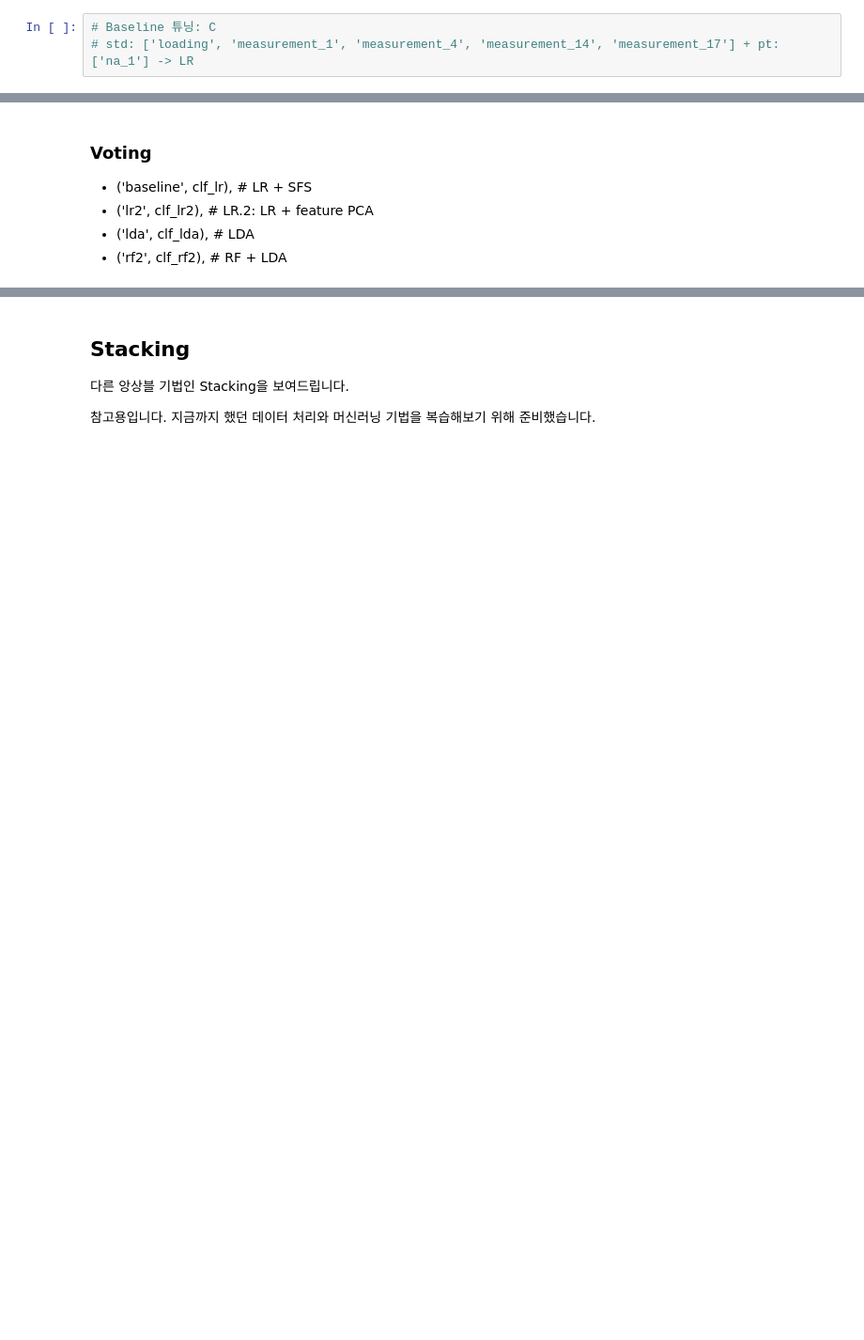
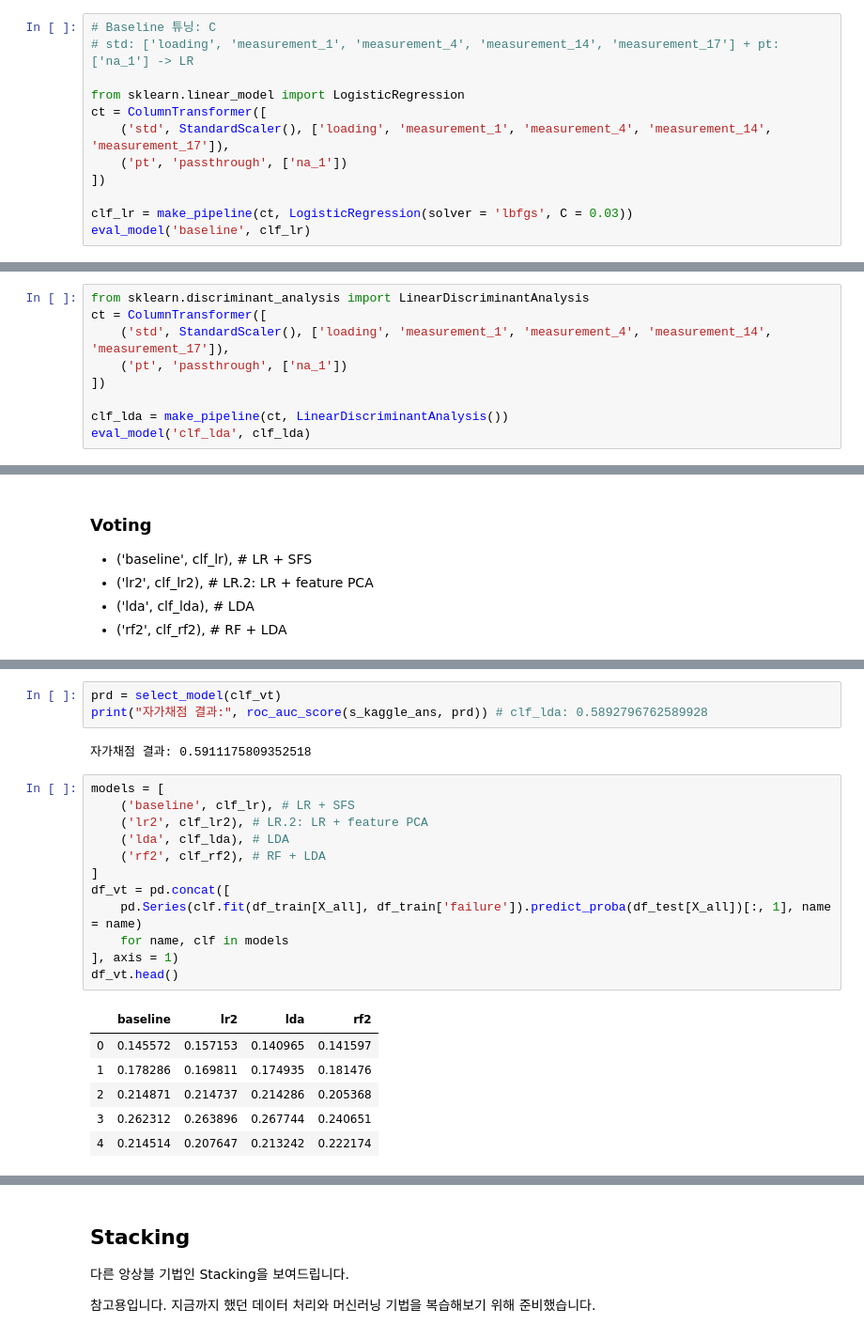
Before and after one commit to sunkusun9/DS_lv3_2511_2, a Jupyter notebook: sec_ds_lv3_prob1_kaggle.ipynb, the cells around one changed output, grey strips where cells are left out. Shown at 94% size. Cells and saved outputs as stored; diff of their text form; blank space fills up the shorter version.

Commit message:
Day2 Kaggle 풀이 올립니다.

```diff
--- a/sec_ds_lv3_prob1_kaggle.ipynb
+++ b/sec_ds_lv3_prob1_kaggle.ipynb
@@ -329,3 +329,12 @@ print("자가채점", roc_auc_score(s_kaggle_ans, prd))
 # %%
 # Baseline 튜닝: C
 # std: ['loading', 'measurement_1', 'measurement_4', 'measurement_14', 'measurement_17'] + pt: ['na_1'] -> LR
+
+from sklearn.linear_model import LogisticRegression
+ct = ColumnTransformer([
+    ('std', StandardScaler(), ['loading', 'measurement_1', 'measurement_4', 'measurement_14', 'measurement_17']),
+    ('pt', 'passthrough', ['na_1'])
+])
+
+clf_lr = make_pipeline(ct, LogisticRegression(solver = 'lbfgs', C = 0.03))
+eval_model('baseline', clf_lr)
@@ -341,3 +411,12 @@ Baseline + loading_log
 ### LDA
 
 LDA + Baseline
+# %%
+from sklearn.discriminant_analysis import LinearDiscriminantAnalysis
+ct = ColumnTransformer([
+    ('std', StandardScaler(), ['loading', 'measurement_1', 'measurement_4', 'measurement_14', 'measurement_17']),
+    ('pt', 'passthrough', ['na_1'])
+])
+
+clf_lda = make_pipeline(ct, LinearDiscriminantAnalysis())
+eval_model('clf_lda', clf_lda)
@@ -363,0 +546,24 @@ LDA + Baseline
+# %%
+prd = select_model(clf_vt)
+print("자가채점 결과:", roc_auc_score(s_kaggle_ans, prd)) # clf_lda: 0.5892796762589928
+# %% [output]
+자가채점 결과: 0.5911175809352518
+# %%
+models = [
+    ('baseline', clf_lr), # LR + SFS
+    ('lr2', clf_lr2), # LR.2: LR + feature PCA
+    ('lda', clf_lda), # LDA
+    ('rf2', clf_rf2), # RF + LDA
+]
+df_vt = pd.concat([
+    pd.Series(clf.fit(df_train[X_all], df_train['failure']).predict_proba(df_test[X_all])[:, 1], name = name)
+    for name, clf in models
+], axis = 1)
+df_vt.head()
+# %% [output]
+|  | baseline | lr2 | lda | rf2 |
+| 0 | 0.145572 | 0.157153 | 0.140965 | 0.141597 |
+| 1 | 0.178286 | 0.169811 | 0.174935 | 0.181476 |
+| 2 | 0.214871 | 0.214737 | 0.214286 | 0.205368 |
+| 3 | 0.262312 | 0.263896 | 0.267744 | 0.240651 |
+| 4 | 0.214514 | 0.207647 | 0.213242 | 0.222174 |
```
Also changed, not shown: parts of 16 cells of this notebook.
